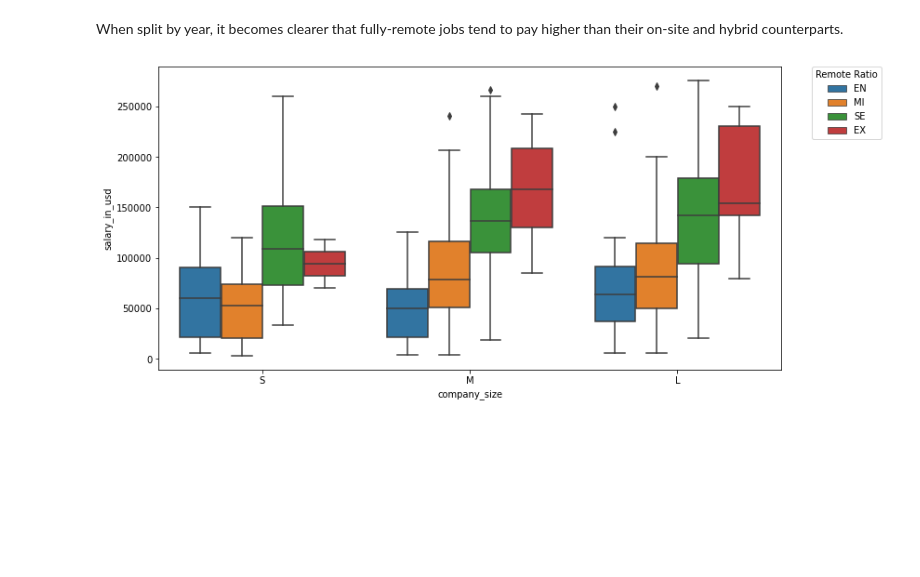
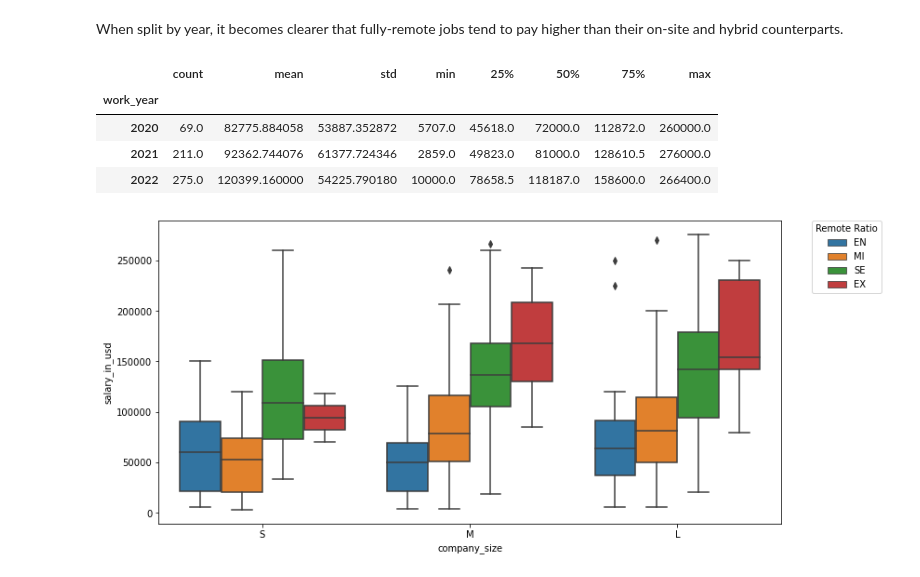
Before and after one commit to Moaaz-Mahmoud/Data-Science-Salaries-Analysis, a Jupyter notebook: notebook.ipynb, the cells around one changed output. Cells and saved outputs as stored; diff of their text form; code cells hidden in the pictures; blank space fills up the shorter version.

```diff
--- a/notebook.ipynb
+++ b/notebook.ipynb
@@ -389,6 +396,14 @@ plt.legend(bbox_to_anchor=(1.05, 1), loc=2, borderaxespad=0., title='Remote Rati
 [figure]
 # %% [markdown]
 When split by year, it becomes clearer that fully-remote jobs tend to pay higher than their on-site and hybrid counterparts.
+# %%
+df.groupby('work_year').describe().salary_in_usd
+# %% [output]
+|  | count | mean | std | min | 25% | 50% | 75% | max |
+| work_year |  |  |  |  |  |  |  |  |
+| 2020 | 69.0 | 82775.884058 | 53887.352872 | 5707.0 | 45618.0 | 72000.0 | 112872.0 | 260000.0 |
+| 2021 | 211.0 | 92362.744076 | 61377.724346 | 2859.0 | 49823.0 | 81000.0 | 128610.5 | 276000.0 |
+| 2022 | 275.0 | 120399.160000 | 54225.790180 | 10000.0 | 78658.5 | 118187.0 | 158600.0 | 266400.0 |
 # %%
 plt.figure(figsize=(12, 6))
 sns.boxplot(data=df,
```
Also changed, not shown: parts of 15 cells of this notebook.
